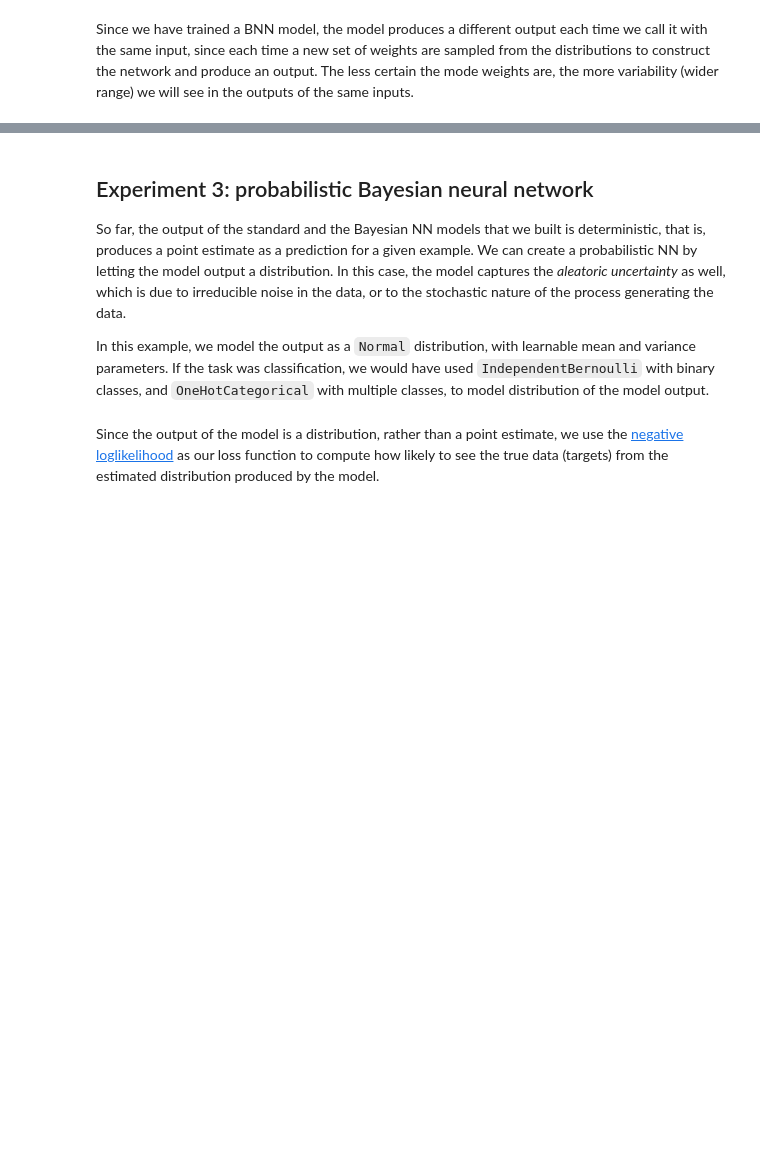
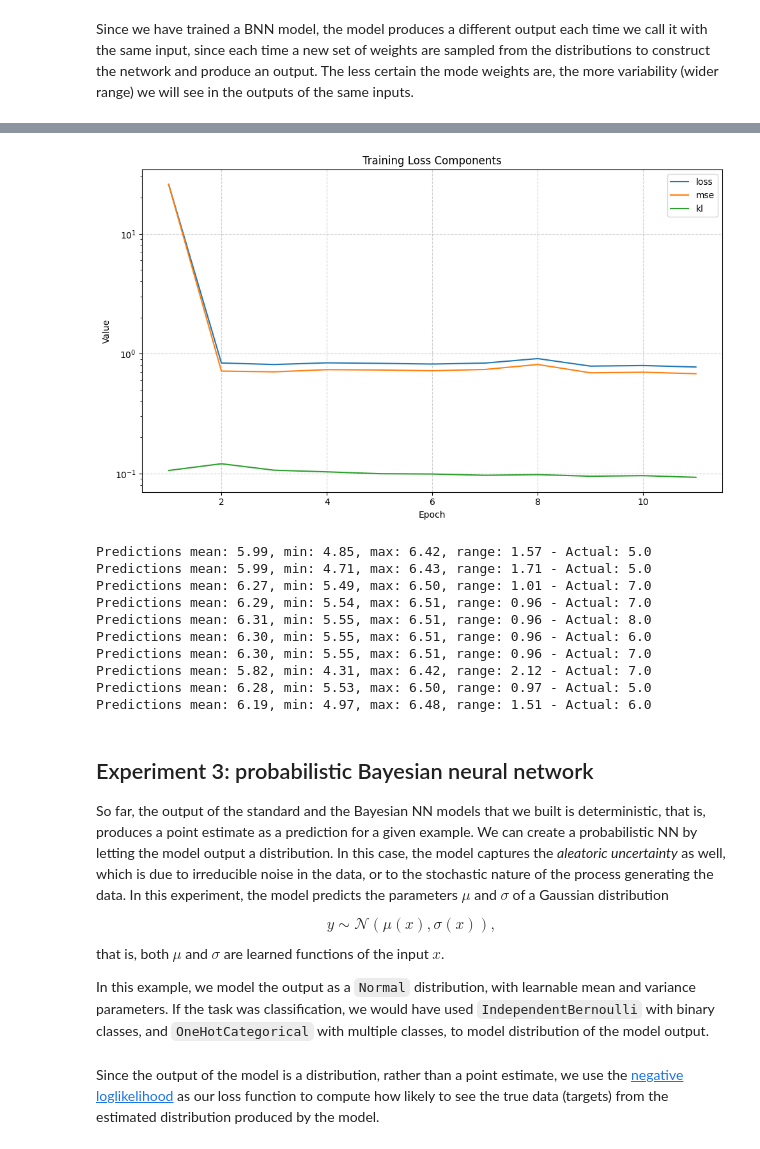
Before and after one commit to jorobledo/bayesian_learning_course, a Jupyter notebook: BLcourse4/BNN.ipynb, the cells around one changed output, grey strips where cells are left out. Saved outputs shown, nothing was run; the diff lists cells and outputs as text; code cells hidden in the pictures; blank space fills up the shorter version.

```diff
--- a/BLcourse4/BNN.ipynb
+++ b/BLcourse4/BNN.ipynb
@@ -575,16 +622,16 @@ Predictions mean: 6.08, min: 5.47, max: 6.32, range: 0.86 - Actual: 6.0
 # %%
-num_epochs = 500
+num_epochs = 1000
 
 bnn_model_2_large = BayesianWineMLP(activation="sigmoid", posterior_rho_init=0)
-train_bnn(
+bnn_model_2_large, history_2_large = train_bnn(
     model=bnn_model_2_large,
     train_dataloader=train_dataloader,
     test_dataloader=test_dataloader,
     num_epochs=num_epochs,
     learning_rate=0.001,
-    kl_weight=1.0,
+    kl_weight=1e3,
     print_every=100,
 )
 
-comput_predictions(bnn_model_2_large, test_dataloader)
+compute_predictions(bnn_model_2_large, test_dataloader)
 # %% [output]
@@ -607,3 +649,14 @@ Predictions mean: 5.33, min: 5.03, max: 5.59, range: 0.56 - Actual: 6.0
+[figure, added]
+Predictions mean: 5.99, min: 4.85, max: 6.42, range: 1.57 - Actual: 5.0
+Predictions mean: 5.99, min: 4.71, max: 6.43, range: 1.71 - Actual: 5.0
+Predictions mean: 6.27, min: 5.49, max: 6.50, range: 1.01 - Actual: 7.0
+Predictions mean: 6.29, min: 5.54, max: 6.51, range: 0.96 - Actual: 7.0
+Predictions mean: 6.31, min: 5.55, max: 6.51, range: 0.96 - Actual: 8.0
+Predictions mean: 6.30, min: 5.55, max: 6.51, range: 0.96 - Actual: 6.0
+Predictions mean: 6.30, min: 5.55, max: 6.51, range: 0.96 - Actual: 7.0
+Predictions mean: 5.82, min: 4.31, max: 6.42, range: 2.12 - Actual: 7.0
+Predictions mean: 6.28, min: 5.53, max: 6.50, range: 0.97 - Actual: 5.0
+Predictions mean: 6.19, min: 4.97, max: 6.48, range: 1.51 - Actual: 6.0
 # %% [markdown]
 ## Experiment 3: probabilistic Bayesian neural network
 
@@ -612,7 +665,12 @@ deterministic, that is, produces a point estimate as a prediction for a given ex
 We can create a probabilistic NN by letting the model output a distribution.
 In this case, the model captures the *aleatoric uncertainty* as well,
 which is due to irreducible noise in the data, or to the stochastic nature of the
-process generating the data.
+process generating the data. In this experiment, the model predicts the parameters $\mu$ and $\sigma$ of a Gaussian distribution
+
+$$
+y \sim \mathcal{N}(\mu(x), \sigma(x)),
+$$
+that is, both $\mu$ and $\sigma$ are learned functions of the input $x$.
 
 In this example, we model the output as a `Normal` distribution,
 with learnable mean and variance parameters. If the task was classification,
```
Also changed, not shown: parts of 23 cells of this notebook.
